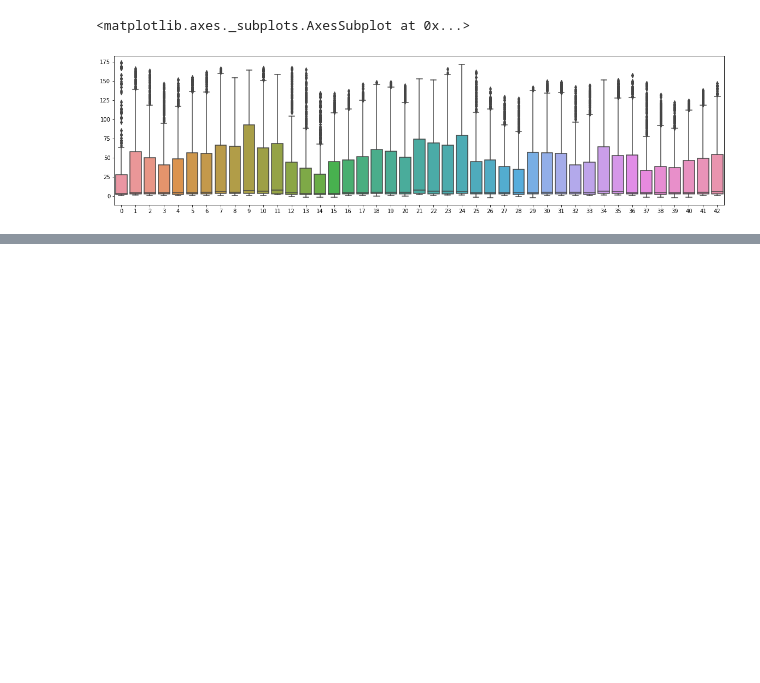
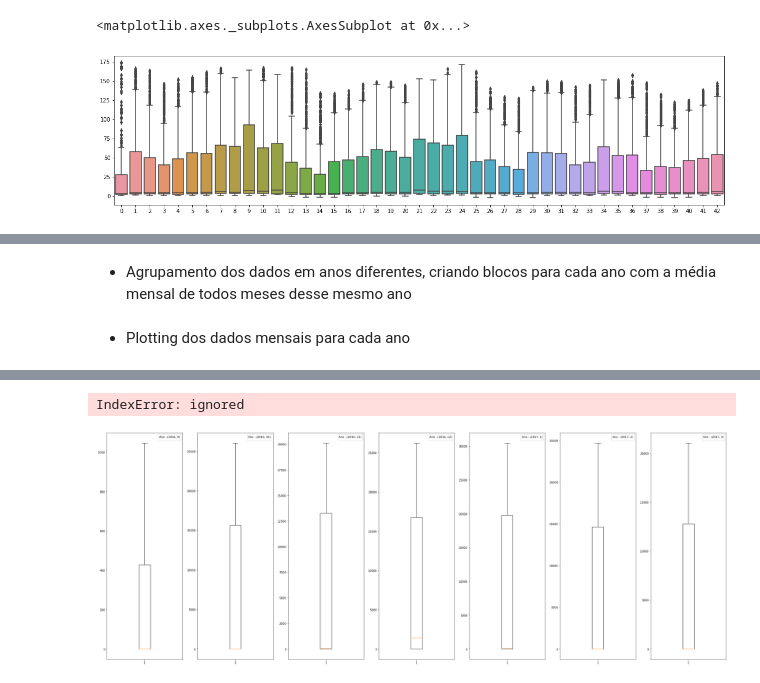
Before and after one commit to igordantasgf/analise_dados_microambientais, a Jupyter notebook: estudos1.ipynb, the cells around one changed output, grey strips where cells are left out. Saved outputs shown, nothing was run; the diff lists cells and outputs as text; code cells hidden in the pictures; blank space fills up the shorter version.

Commit message:
tentativa de inserção de análises mensais para cada ano

```diff
--- a/estudos1.ipynb
+++ b/estudos1.ipynb
@@ -176,2 +163,3 @@ monthmean = daysum.groupby('ano/mes').mean()
 # %%
-pd.DataFrame(monthmean)
+monthmean = pd.DataFrame(monthmean)
+#monthmean
@@ -192,0 +168,15 @@ pd.DataFrame(monthmean)
+# %%
+anos=[]
+mes=[]
+for i in monthmean.index:
+  anos.append(i[0])
+  mes.append(i[1])
+monthmean['anos'] = anos
+monthmean['meses'] = mes
+# %% [markdown]
+* Agrupamento dos dados em anos diferentes, criando blocos para cada ano com a média mensal de todos meses desse mesmo ano
+# %%
+dados_anos=[]
+anos = monthmean.groupby('anos')
+for group in anos:
+  dados_anos.append(group)
@@ -192,0 +185,16 @@ pd.DataFrame(monthmean)
+# %% [markdown]
+* Plotting dos dados mensais para cada ano
+# %%
+month_group = []
+for group in months:
+  month_group.append(group)
+month_group[0]
+# %%
+fig, ax = plt.subplots(1,7, figsize=(40,15))
+parametro='precip'
+
+for i in range(len(month_group)):
+  ax[i].boxplot(month_group[i][1][parametro])
+  ax[i].legend(title='Ano : {}'.format(month_group[i][0]))
+plt.show()
+# %% [output]
@@ -192,0 +208,2 @@ pd.DataFrame(monthmean)
+IndexError: ignored
+[figure, added]
```
Also changed, not shown: parts of 13 cells of this notebook.
